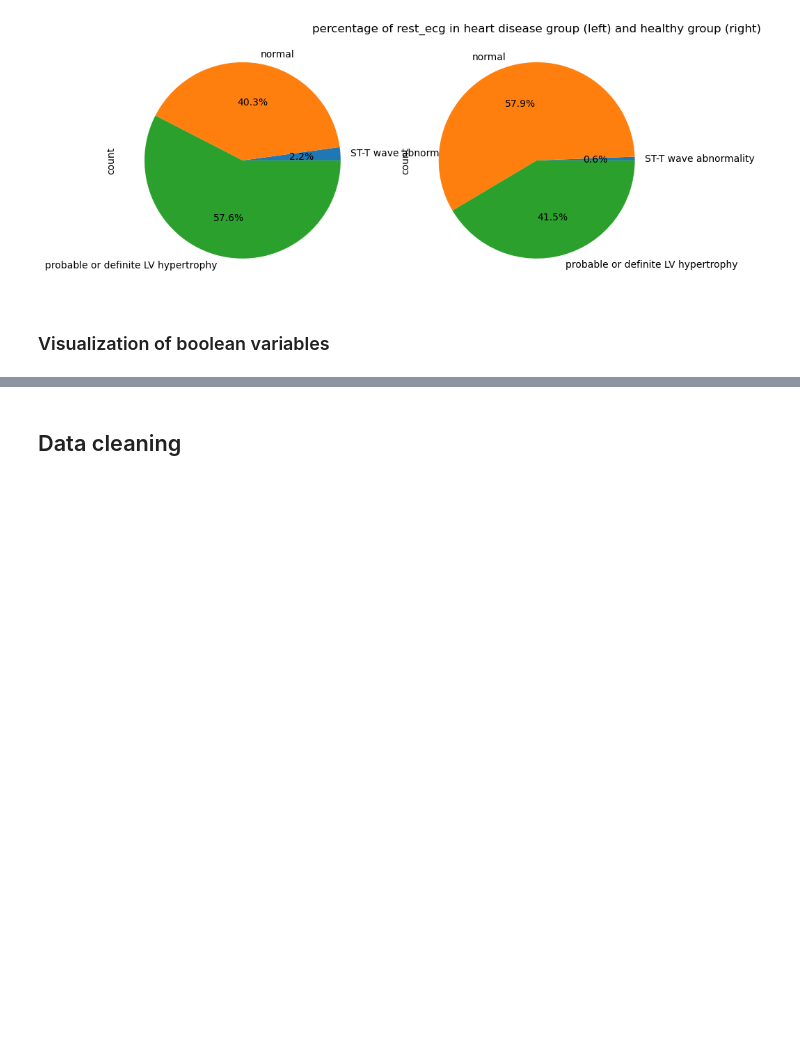
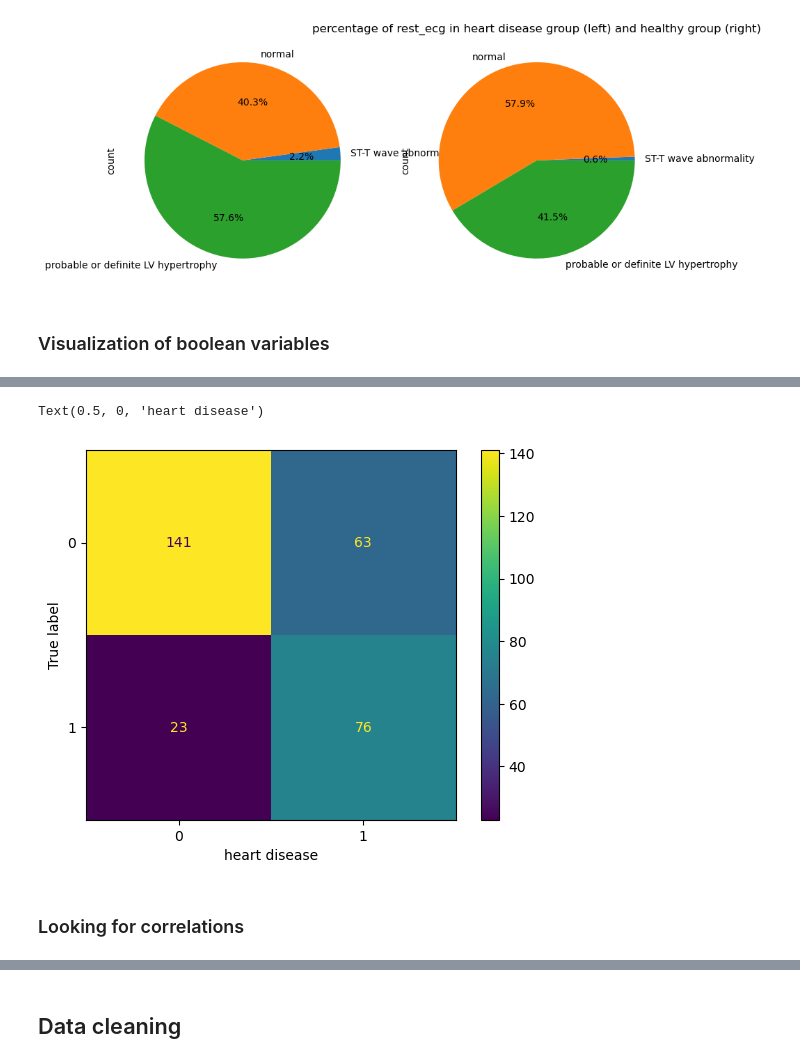
Before and after one commit to paulinedao/heart_disease, a Jupyter notebook: heart_disease.ipynb, the cells around one changed output, grey strips where cells are left out. Cells and saved outputs as stored; diff of their text form; code cells hidden in the pictures; blank space fills up the shorter version.

```diff
--- a/heart_disease.ipynb
+++ b/heart_disease.ipynb
@@ -441,0 +431,12 @@ True                        23     76
+# %%
+from sklearn.metrics import confusion_matrix, ConfusionMatrixDisplay
+
+cm = confusion_matrix(df['exercise_angina'], df['heart_disease_diagnosis'])
+# %%
+ConfusionMatrixDisplay(cm).plot()
+plt.xlabel('heart disease')
+# %% [output]
+Text(0.5, 0, 'heart disease')
+[figure, added]
+# %% [markdown]
+### Looking for correlations
```
Also changed, not shown: parts of 9 cells of this notebook.
